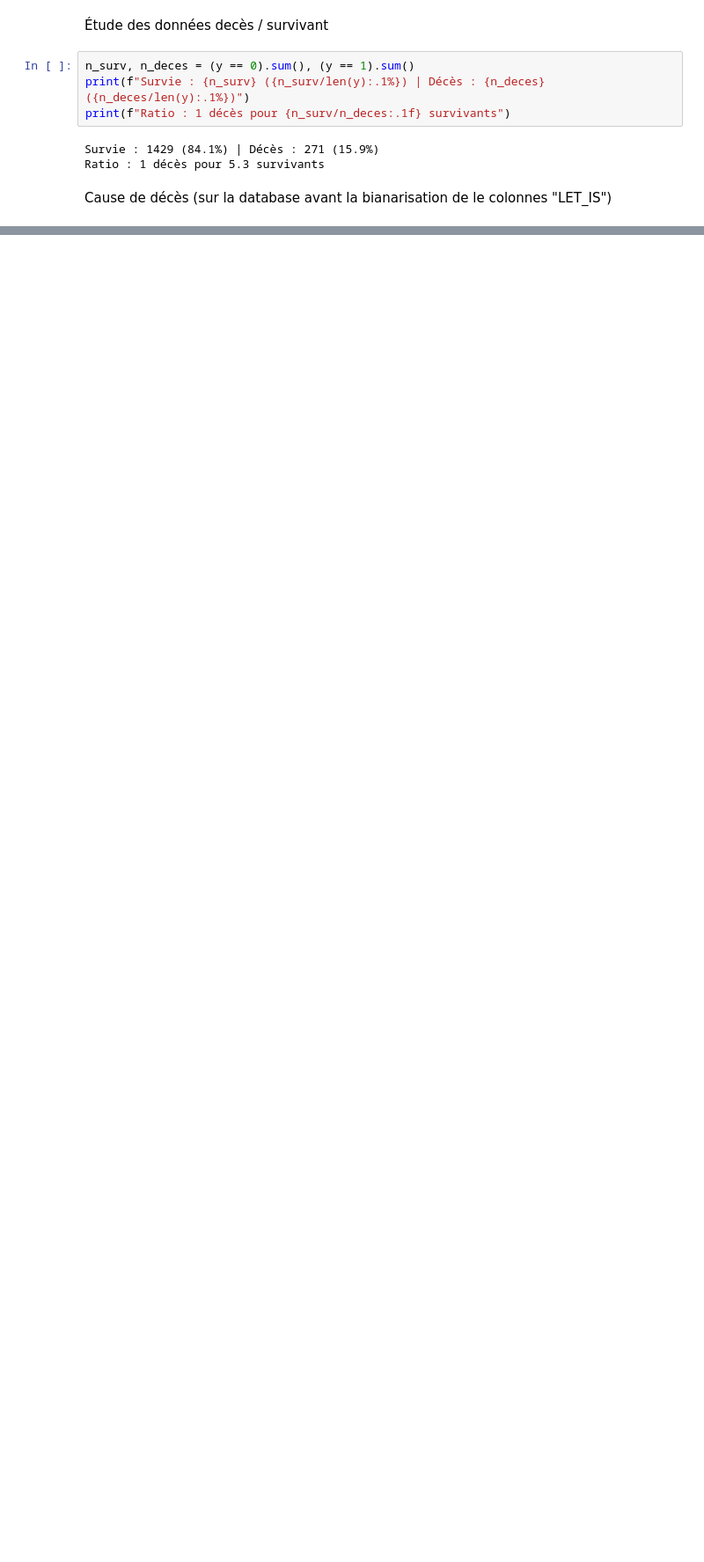
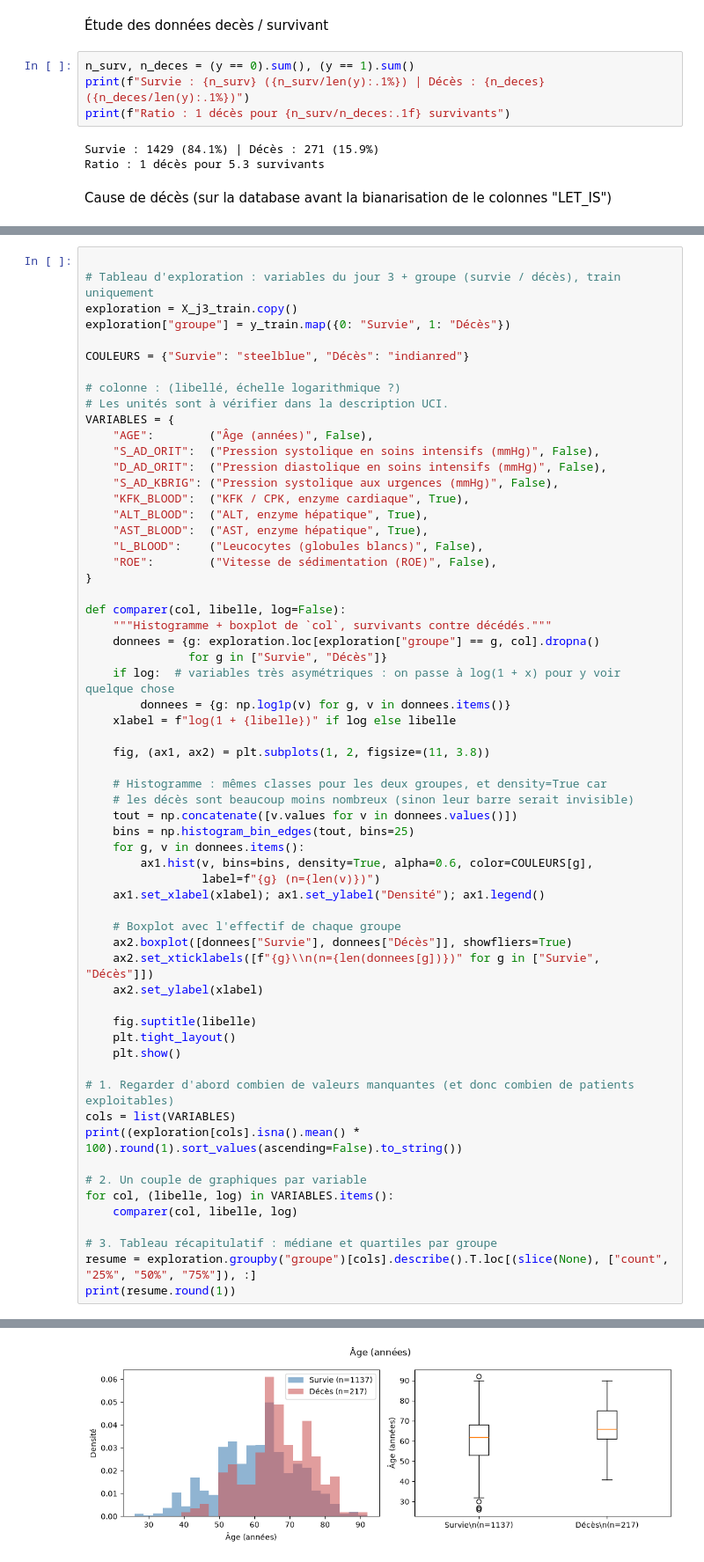
Before and after one commit to maximgasnier/be_ClinTrajan, a Jupyter notebook: 1_Exploration_preprocessing_non_supervise.ipynb, the cells around one changed output, grey strips where cells are left out. Shown at 88% size. Saved outputs shown, nothing was run; the diff lists cells and outputs as text; blank space fills up the shorter version.

Commit message:
Etudes des données entre les patients décéder et survivant

```diff
--- a/1_Exploration_preprocessing_non_supervise.ipynb
+++ b/1_Exploration_preprocessing_non_supervise.ipynb
@@ -263,0 +296,62 @@ plt.xlabel("Nombre de patients"); plt.title("Causes de décès"); plt.show()
+# %%
+
+# Tableau d'exploration : variables du jour 3 + groupe (survie / décès), train uniquement
+exploration = X_j3_train.copy()
+exploration["groupe"] = y_train.map({0: "Survie", 1: "Décès"})
+
+COULEURS = {"Survie": "steelblue", "Décès": "indianred"}
+
+# colonne : (libellé, échelle logarithmique ?)
+# Les unités sont à vérifier dans la description UCI.
+VARIABLES = {
+    "AGE":        ("Âge (années)", False),
+    "S_AD_ORIT":  ("Pression systolique en soins intensifs (mmHg)", False),
+    "D_AD_ORIT":  ("Pression diastolique en soins intensifs (mmHg)", False),
+    "S_AD_KBRIG": ("Pression systolique aux urgences (mmHg)", False),
+    "KFK_BLOOD":  ("KFK / CPK, enzyme cardiaque", True),
+    "ALT_BLOOD":  ("ALT, enzyme hépatique", True),
+    "AST_BLOOD":  ("AST, enzyme hépatique", True),
+    "L_BLOOD":    ("Leucocytes (globules blancs)", False),
+    "ROE":        ("Vitesse de sédimentation (ROE)", False),
+}
+
+def comparer(col, libelle, log=False):
+    """Histogramme + boxplot de `col`, survivants contre décédés."""
+    donnees = {g: exploration.loc[exploration["groupe"] == g, col].dropna()
+               for g in ["Survie", "Décès"]}
+    if log:  # variables très asymétriques : on passe à log(1 + x) pour y voir quelque chose
+        donnees = {g: np.log1p(v) for g, v in donnees.items()}
+    xlabel = f"log(1 + {libelle})" if log else libelle
+
+    fig, (ax1, ax2) = plt.subplots(1, 2, figsize=(11, 3.8))
+
+    # Histogramme : mêmes classes pour les deux groupes, et density=True car
+    # les décès sont beaucoup moins nombreux (sinon leur barre serait invisible)
+    tout = np.concatenate([v.values for v in donnees.values()])
+    bins = np.histogram_bin_edges(tout, bins=25)
+    for g, v in donnees.items():
+        ax1.hist(v, bins=bins, density=True, alpha=0.6, color=COULEURS[g],
+                 label=f"{g} (n={len(v)})")
+    ax1.set_xlabel(xlabel); ax1.set_ylabel("Densité"); ax1.legend()
+
+    # Boxplot avec l'effectif de chaque groupe
+    ax2.boxplot([donnees["Survie"], donnees["Décès"]], showfliers=True)
+    ax2.set_xticklabels([f"{g}\\n(n={len(donnees[g])})" for g in ["Survie", "Décès"]])
+    ax2.set_ylabel(xlabel)
+
+    fig.suptitle(libelle)
+    plt.tight_layout()
+    plt.show()
+
+# 1. Regarder d'abord combien de valeurs manquantes (et donc combien de patients exploitables)
+cols = list(VARIABLES)
+print((exploration[cols].isna().mean() * 100).round(1).sort_values(ascending=False).to_string())
+
+# 2. Un couple de graphiques par variable
+for col, (libelle, log) in VARIABLES.items():
+    comparer(col, libelle, log)
+
+# 3. Tableau récapitulatif : médiane et quartiles par groupe
+resume = exploration.groupby("groupe")[cols].describe().T.loc[(slice(None), ["count", "25%", "50%", "75%"]), :]
+print(resume.round(1))
+# %% [output]
@@ -263,0 +367 @@ plt.xlabel("Nombre de patients"); plt.title("Causes de décès"); plt.show()
+[figure, added]
```
Also changed, not shown: parts of 5 cells of this notebook.
